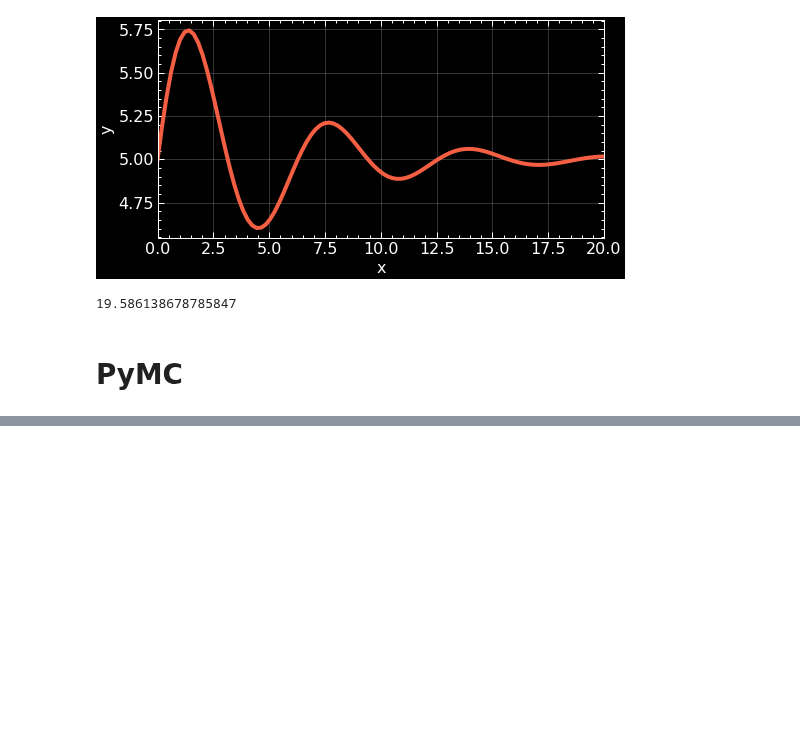
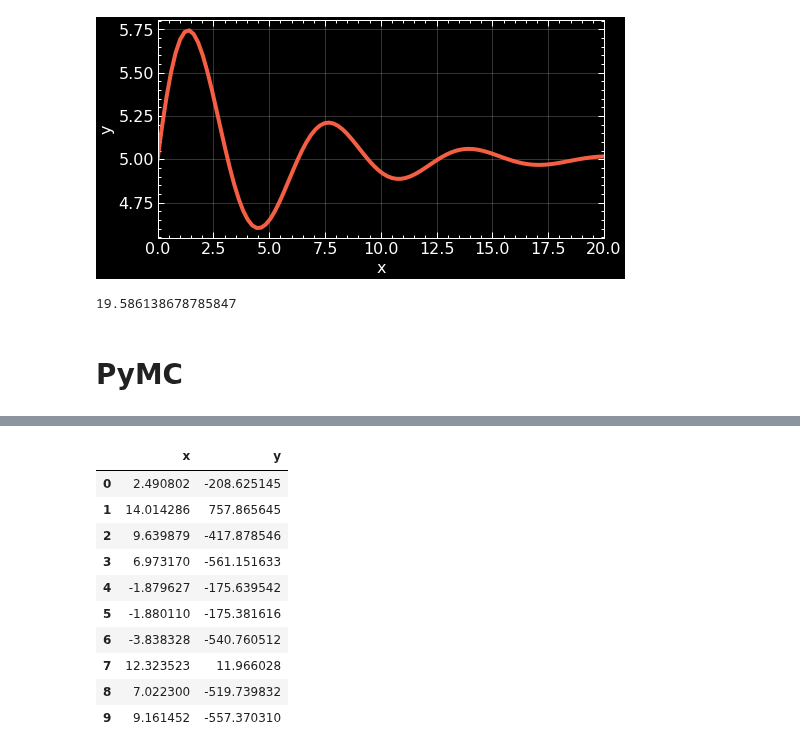
Before and after one commit to jsdiazpo/Bayesian-Digressions, a Jupyter notebook: Gaussian-Processes.ipynb, the cells around one changed output, grey strips where cells are left out. Drawn from its saved outputs; the diff is of its cells as text; code cells hidden in the pictures; blank space fills up the shorter version.

```diff
--- a/Gaussian-Processes.ipynb
+++ b/Gaussian-Processes.ipynb
@@ -137,0 +140,14 @@ import arviz as az
+# %%
+df
+# %% [output]
+|  | x | y |
+| 0 | 2.490802 | -208.625145 |
+| 1 | 14.014286 | 757.865645 |
+| 2 | 9.639879 | -417.878546 |
+| 3 | 6.973170 | -561.151633 |
+| 4 | -1.879627 | -175.639542 |
+| 5 | -1.880110 | -175.381616 |
+| 6 | -3.838328 | -540.760512 |
+| 7 | 12.323523 | 11.966028 |
+| 8 | 7.022300 | -519.739832 |
+| 9 | 9.161452 | -557.370310 |
```
Also changed, not shown: parts of 2 cells of this notebook.
